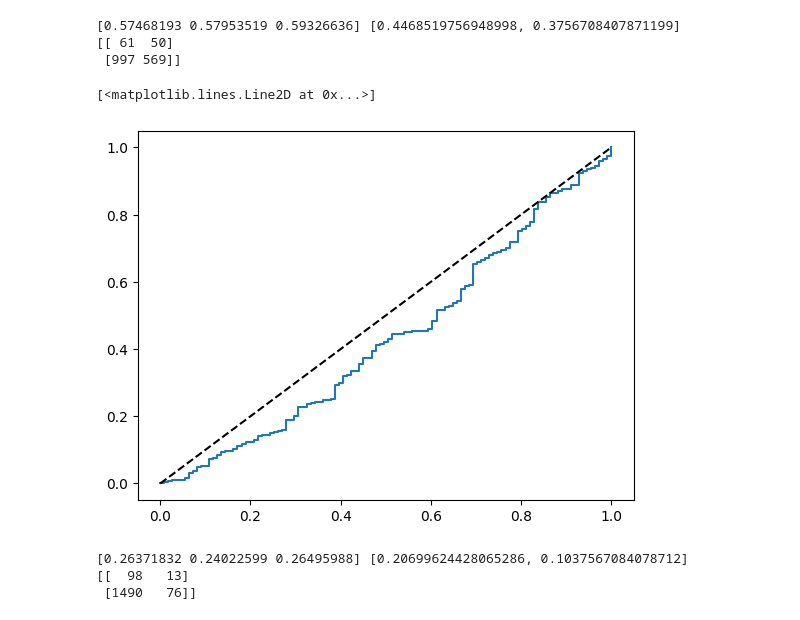
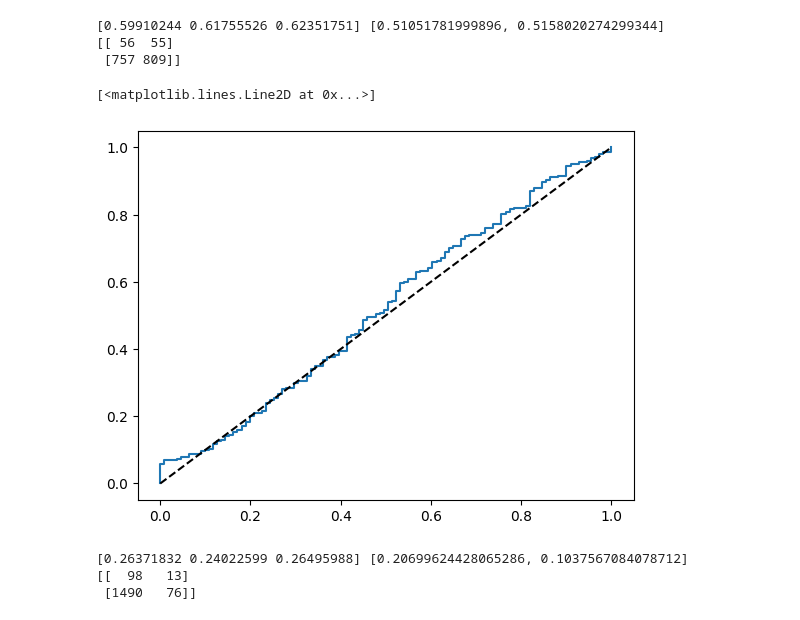
Before and after one commit to 1moi6/curso-ibm, a Jupyter notebook: rodolfo_lab.ipynb, the cells around one changed output. Drawn from its saved outputs; the diff is of its cells as text; code cells hidden in the pictures.

Commit message:
SMOTE é ótimo

```diff
--- a/rodolfo_lab.ipynb
+++ b/rodolfo_lab.ipynb
@@ -80,33 +89,33 @@ print(confusion_matrix(y_pred=y_pred>=0.5,y_true=y_test))
 # %%
 from imblearn.over_sampling import RandomOverSampler, SMOTE, ADASYN, BorderlineSMOTE, SVMSMOTE, KMeansSMOTE
 
-balancear = RandomOverSampler()
+balancear = SMOTE()
 
 X_train,y_train,X_test,y_test = dt[0]
 X_resampled, y_resampled = balancear.fit_resample(X_train, y_train)
 
 my_scorer = make_scorer(minha_metrica,greater_is_better=True)
 
-poly = PolynomialFeatures(degree = 2)
-pipe = Pipeline([(('poli',poly)),('escala',StandardScaler()),('modelo', LogisticRegression(penalty='l2',C = .00000005000,max_iter=1000000))])
+poly = PolynomialFeatures(degree = 4)
+pipe = Pipeline([(('poli',poly)),('escala',StandardScaler()),('modelo', LogisticRegression(penalty='l2',C = .00000000000025,max_iter=1000000))])
 # pipe = Pipeline([(('poli',poly)),('trasforma',PowerTransformer()),('modelo', LogisticRegression(penalty='l2',C = .0000000000010,max_iter=1000000))])
 
 cvr = cross_validate(pipe, X_resampled, y_resampled, cv= 3, scoring=my_scorer, return_estimator=True)
 scores = cvr['test_score']
 estimators = cvr['estimator']
 best_model = estimators[np.argmax(cvr['test_score'])]
 y_pred = best_model.predict_proba(X_test)[:,0]
 print(scores,[minha_metrica(y_test,y_pred),accuracy_score(y_test,y_pred>=0.5)])
 print(confusion_matrix(y_pred=y_pred>=0.5,y_true=y_test))
 fpr, tpr, thresholds = roc_curve(y_test, y_pred)
 plt.plot(fpr, tpr, label='Curva ROC')
 plt.plot([0, 1], [0, 1], 'k--', label='Aleatório')
 # %% [output]
-[0.57468193 0.57953519 0.59326636] [0.4468519756948998, 0.3756708407871199]
-[[ 61  50]
- [997 569]]
+[0.59910244 0.61755526 0.62351751] [0.51051781999896, 0.5158020274299344]
+[[ 56  55]
+ [757 809]]
 [<matplotlib.lines.Line2D at 0x...>]
-[figure, old version]
+[figure, new version]
 # %%
 from imblearn.under_sampling import RandomUnderSampler, TomekLinks, EditedNearestNeighbours, NeighbourhoodCleaningRule, OneSidedSelection
 
```
Also changed, not shown: parts of 1 cell of this notebook.
